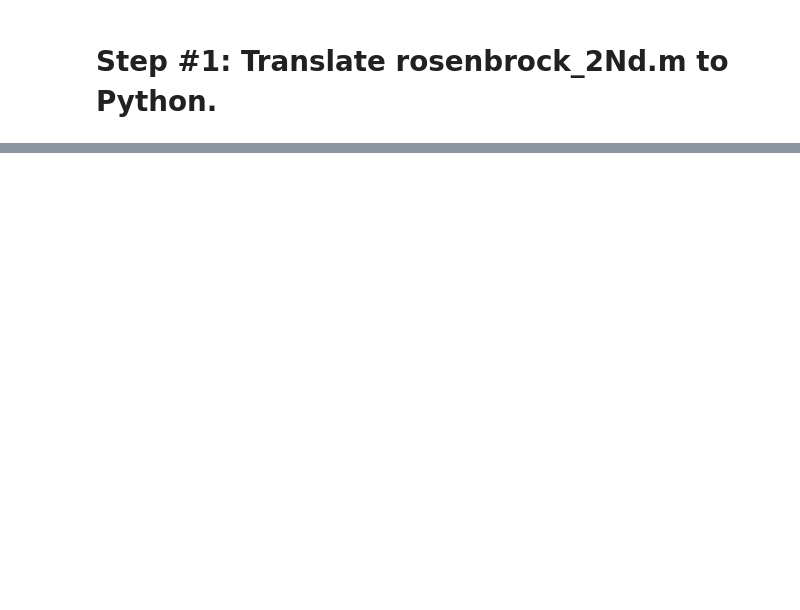
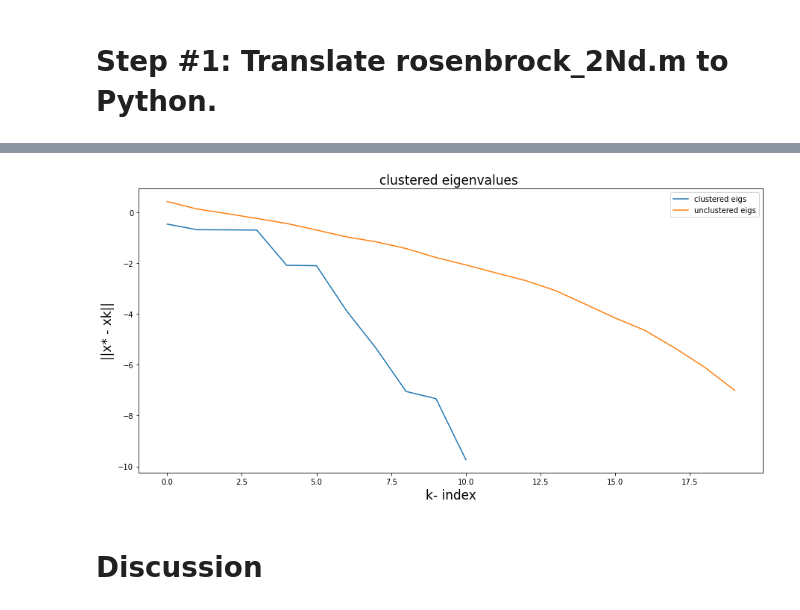
Before and after one commit to opaliss/optimization_notebooks, a Jupyter notebook: homework_5.ipynb, the cells around one changed output, grey strips where cells are left out. Drawn from its saved outputs; the diff is of its cells as text; code cells hidden in the pictures; blank space fills up the shorter version.

```diff
--- a/homework_5.ipynb
+++ b/homework_5.ipynb
@@ -206,0 +283,28 @@ fig.show()
+# %%
+x1, r_vec1, x_vec1, k1 = cg_gradient(A_cluster, b, x0, eps=1e-8)
+# %%
+x2, r_vec2, x_vec2, k2 = cg_gradient(A_non_cluster, b, x0, eps=1e-8)
+# %%
+diff1 = np.zeros(np.shape(x_vec1)[0])
+
+for ii in range(len(x_vec1)):
+    diff1[ii] = np.linalg.norm(abs(x1 - x_vec1[ii]))
+# %%
+diff2 = np.zeros(np.shape(x_vec2)[0])
+
+for ii in range(len(x_vec2)):
+    diff2[ii] = np.linalg.norm(abs(x2 - x_vec2[ii]))
+# %%
+fig, ax = plt.subplots(1, 1)
+
+ax.plot(np.arange(k1-1), np.log10(diff1[:-1]), label="clustered eigs")
+ax.plot(np.arange(k2-1), np.log10(diff2[:-1]), label="unclustered eigs")
+
+_ = ax.set_title("clustered eigenvalues ", fontsize=17)
+_ = ax.set_xlabel("k- index", fontsize=17)
+_ = ax.set_ylabel("||x* - xk||", fontsize=17)
+_ = plt.legend()
+# %% [output]
+[figure, added]
+# %% [markdown]
+# Discussion
```
Also changed, not shown: parts of 55 cells of this notebook, 3 other files.
